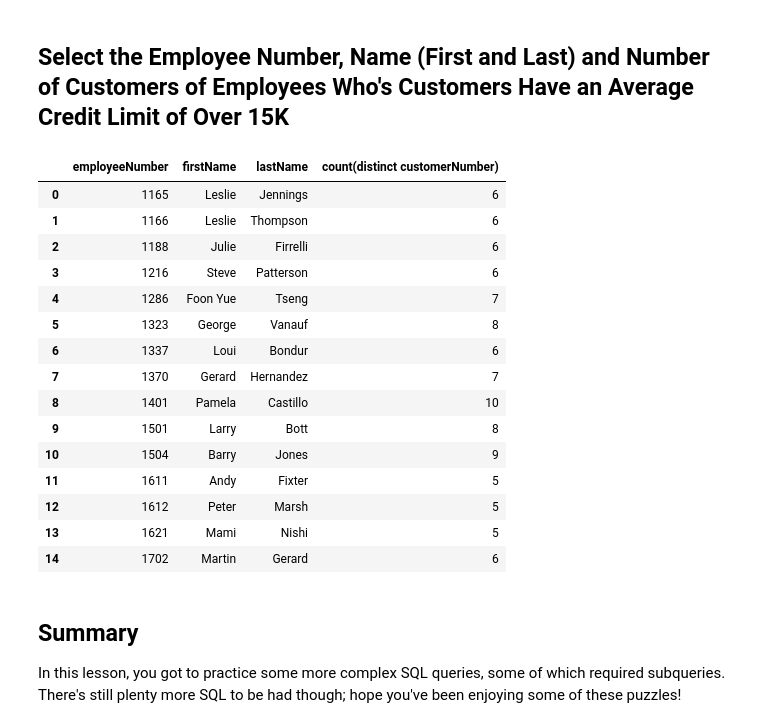
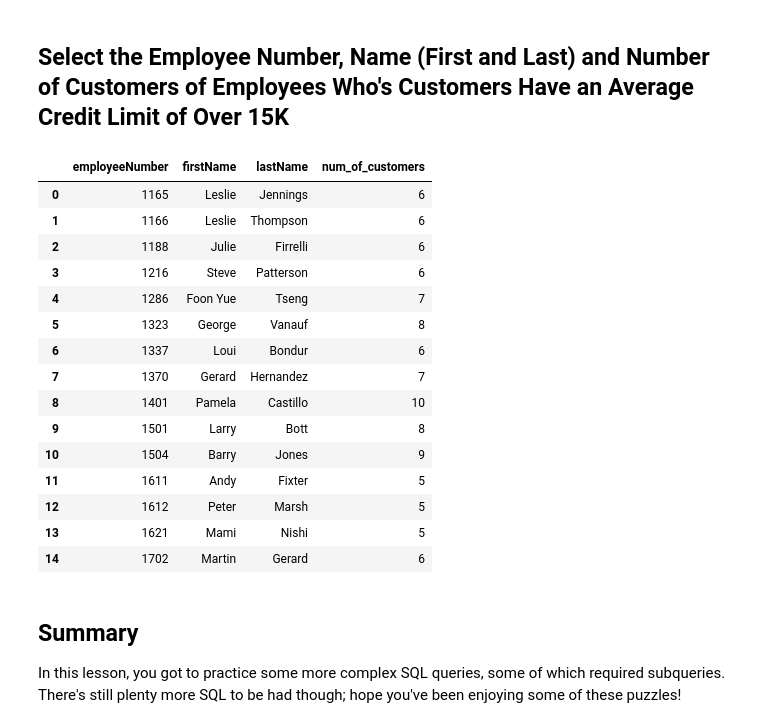
Before and after one commit to Jpeck219/dsc-sql-subqueries-lab-nyc-ds-060319, a Jupyter notebook: index.ipynb, the cells around one changed output. Cells and saved outputs as stored; diff of their text form; code cells hidden in the pictures.

```diff
--- a/index.ipynb
+++ b/index.ipynb
@@ -196,18 +196,18 @@ df
 ## Select the Employee Number, Name (First and Last) and Number of Customers of Employees Who's Customers Have an Average Credit Limit of Over 15K
 # %%
 #Your code here
-cur.execute("""select employeeNumber, firstName, lastName, count(distinct customerNumber)
+cur.execute("""select employeeNumber, firstName, lastName, count(distinct customerNumber) num_of_customers
 from employees e
 join customers c
 on e.employeeNumber = c.salesRepEmployeeNumber
 group by 1,2,3
 having avg(creditLimit) > 15000""")
 
 df = pd.DataFrame(cur.fetchall())
 df.columns = [x[0] for x in cur.description]
 df
 # %% [output]
-|  | employeeNumber | firstName | lastName | count(distinct customerNumber) |
+|  | employeeNumber | firstName | lastName | num_of_customers |
 | 0 | 1165 | Leslie | Jennings | 6 |
 | 1 | 1166 | Leslie | Thompson | 6 |
 | 2 | 1188 | Julie | Firrelli | 6 |
```
